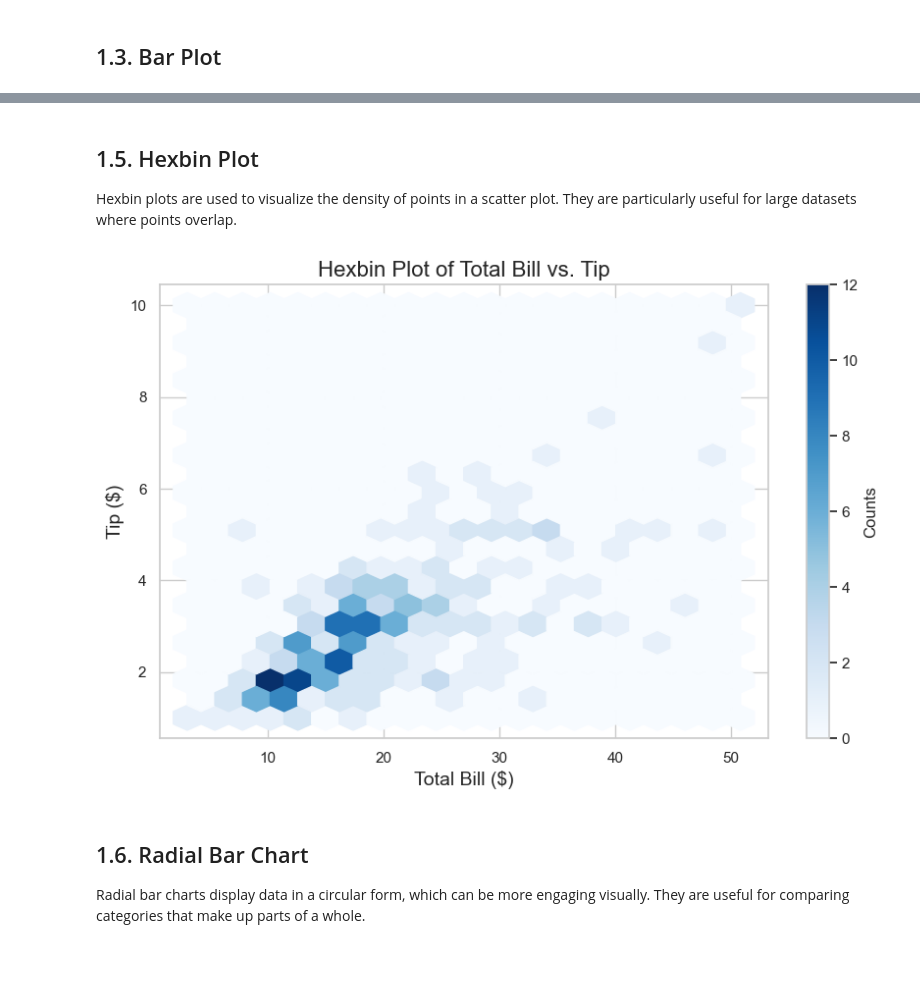
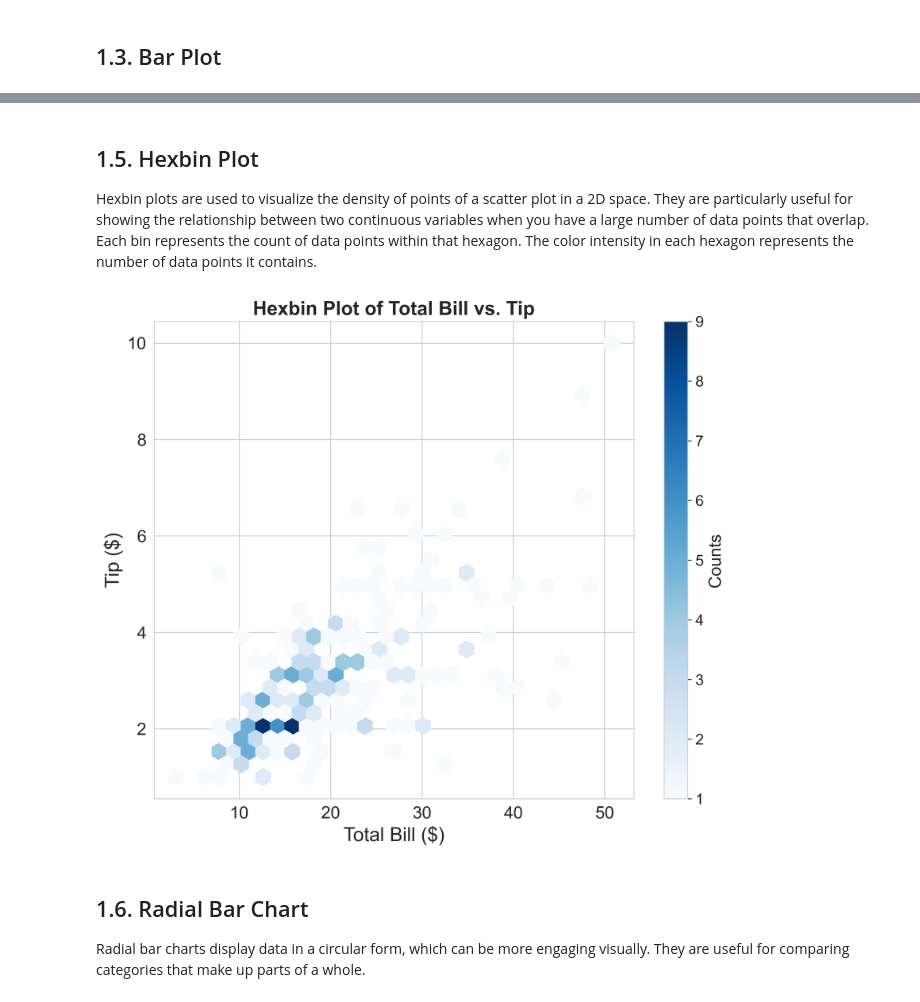
Before and after one commit to extaraordinary/data_visualization, a Jupyter notebook: data_visualization_notebook.ipynb, the cells around one changed output, grey strips where cells are left out. Saved outputs shown, nothing was run; the diff lists cells and outputs as text; code cells hidden in the pictures; blank space fills up the shorter version.

Commit message:
Increased plot qualities

```diff
--- a/data_visualization_notebook.ipynb
+++ b/data_visualization_notebook.ipynb
@@ -127,20 +161,23 @@ plt.show()
 # %% [markdown]
 ## 1.5. Hexbin Plot
 
-Hexbin plots are used to visualize the density of points in a scatter plot. They are particularly useful for large datasets where points overlap.
+Hexbin plots are used to visualize the density of points of a scatter plot in a 2D space. They are particularly useful for showing the relationship between two continuous variables when you have a large number of data points that overlap. Each bin represents the count of data points within that hexagon. The color intensity in each hexagon represents the number of data points it contains.
 # %%
-# Hexbin Plot
-df = sns.load_dataset('tips')
+df = sns.load_dataset('tips')           # load dataset
 
-plt.figure(figsize=(10, 6))
-plt.hexbin(df['total_bill'], df['tip'], gridsize=20, cmap='Blues')
-plt.colorbar(label='Counts')
-plt.title('Hexbin Plot of Total Bill vs. Tip', fontsize=16)
-plt.xlabel('Total Bill ($)', fontsize=14)
-plt.ylabel('Tip ($)', fontsize=14)
+plt.figure(figsize=(10, 8), dpi=300)
+plt.hexbin(df['total_bill'], df['tip'], gridsize=30, cmap='Blues', mincnt=1)
+cb = plt.colorbar(label='Counts')                # add a colorbar with label
+cb.ax.tick_params(labelsize=14)                      # set colorbar tick labels size
+cb.ax.yaxis.label.set_size(16)                       # set colorbar label size
+plt.title('Hexbin Plot of Total Bill vs. Tip', fontsize=18, weight='bold')
+plt.xlabel('Total Bill ($)', fontsize=18)
+plt.ylabel('Tip ($)', fontsize=18)
+plt.xticks(fontsize=16)
+plt.yticks(fontsize=16)
 plt.show()
 # %% [output]
-[figure, old version]
+[figure, new version]
 # %% [markdown]
 ## 1.6. Radial Bar Chart
 
```
Also changed, not shown: parts of 13 cells of this notebook.
